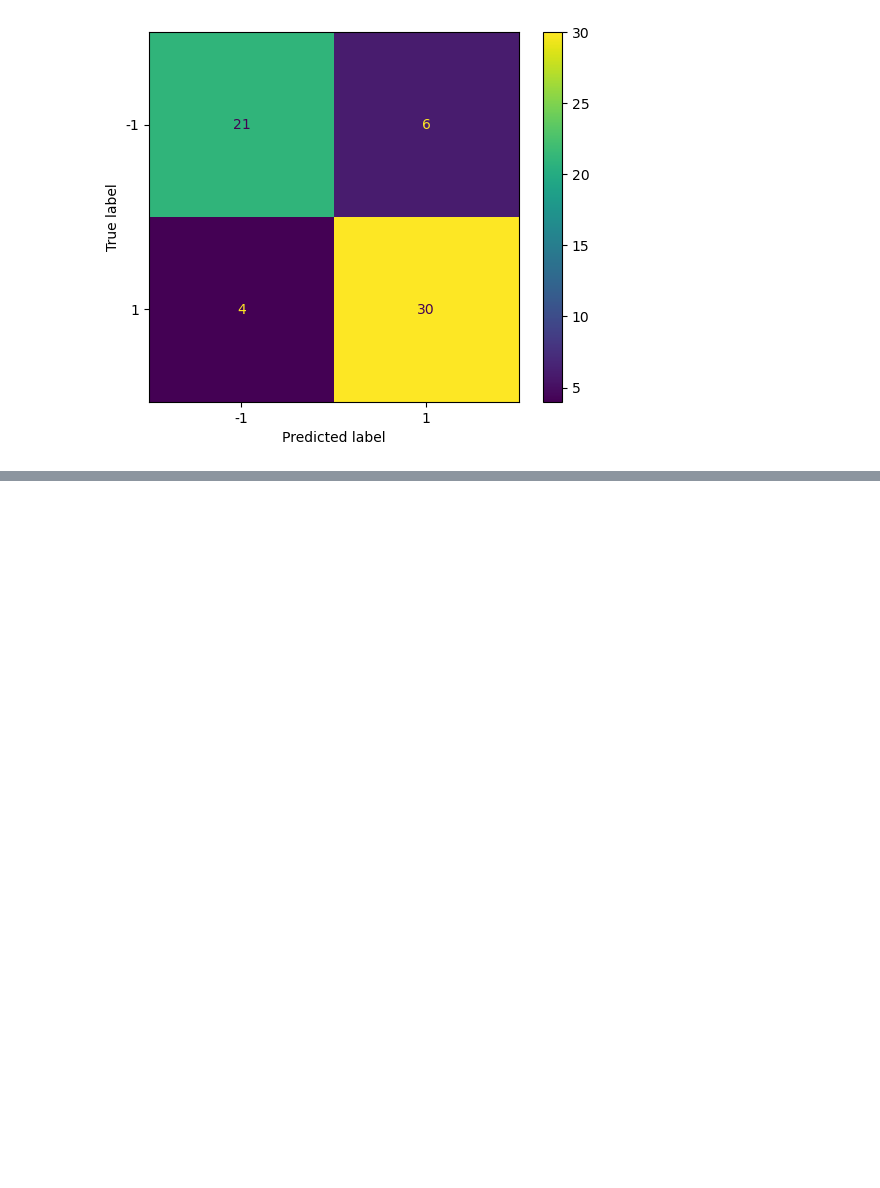
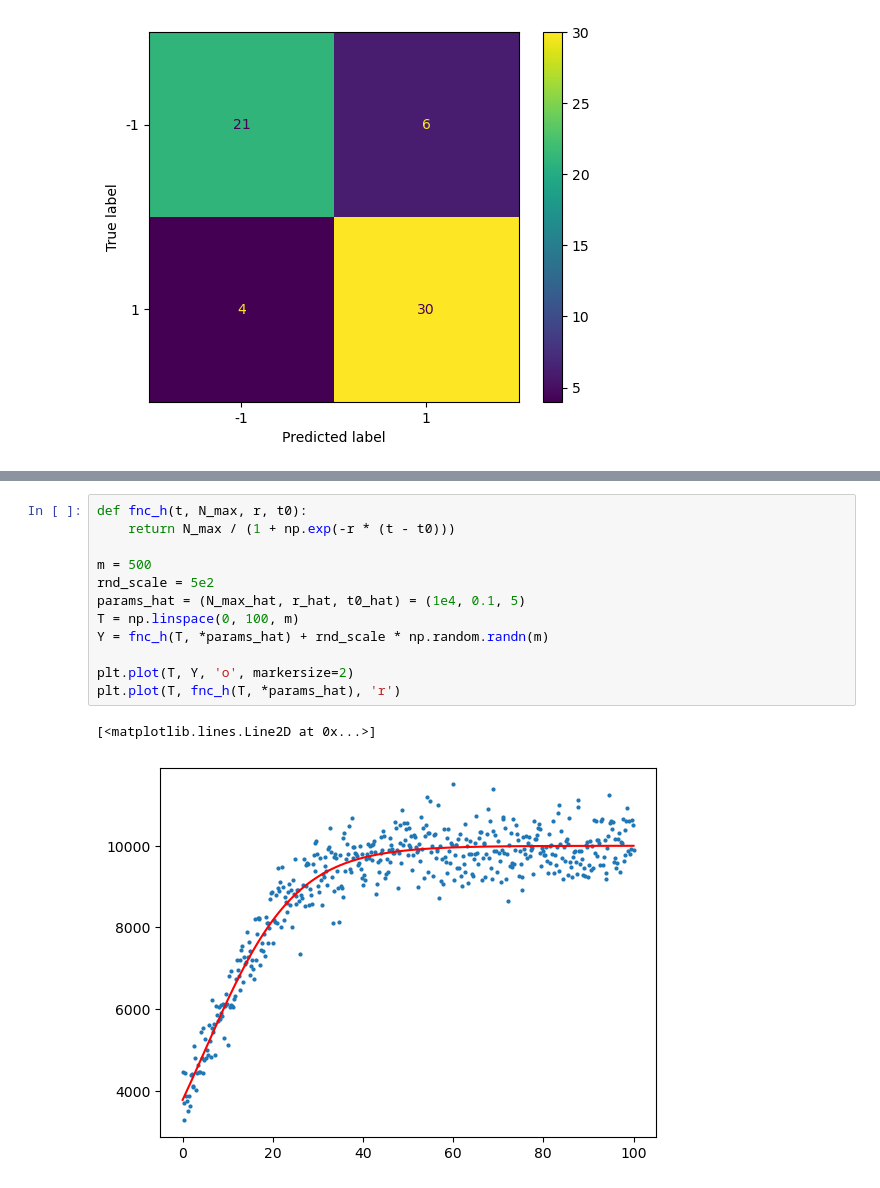
Before and after one commit to GuillermoSego/Optimization, a Jupyter notebook: Tarea 9/Segura_Guillermo_Tarea9.ipynb, the cells around one changed output, grey strips where cells are left out. Drawn from its saved outputs; the diff is of its cells as text; blank space fills up the shorter version.

```diff
--- a/Tarea 9/Segura_Guillermo_Tarea9.ipynb
+++ b/Tarea 9/Segura_Guillermo_Tarea9.ipynb
@@ -299,0 +445,15 @@ Accuracy: 0.8360655737704918
+# %%
+def fnc_h(t, N_max, r, t0):
+    return N_max / (1 + np.exp(-r * (t - t0)))
+
+m = 500
+rnd_scale = 5e2
+params_hat = (N_max_hat, r_hat, t0_hat) = (1e4, 0.1, 5)
+T = np.linspace(0, 100, m)
+Y = fnc_h(T, *params_hat) + rnd_scale * np.random.randn(m)
+
+plt.plot(T, Y, 'o', markersize=2)
+plt.plot(T, fnc_h(T, *params_hat), 'r')
+# %% [output]
+[<matplotlib.lines.Line2D at 0x...>]
+[figure, added]
```
Also changed, not shown: parts of 13 cells of this notebook.
